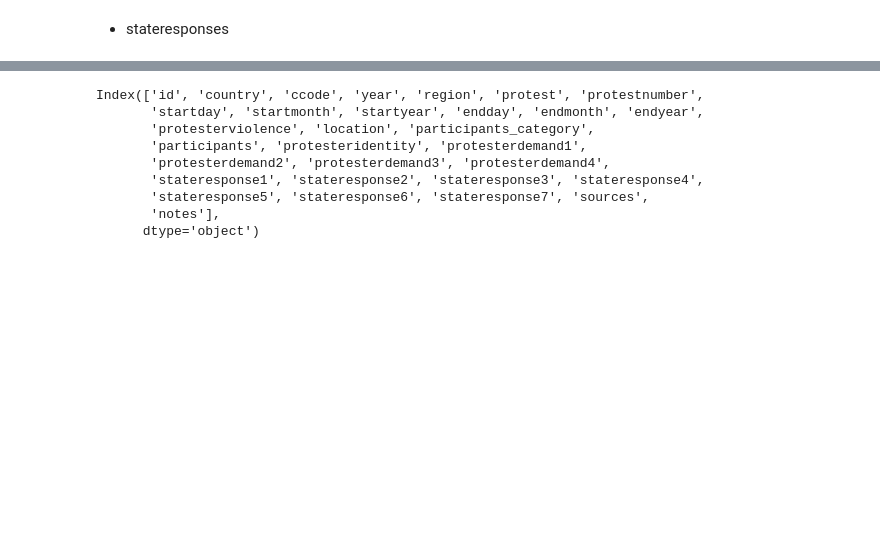
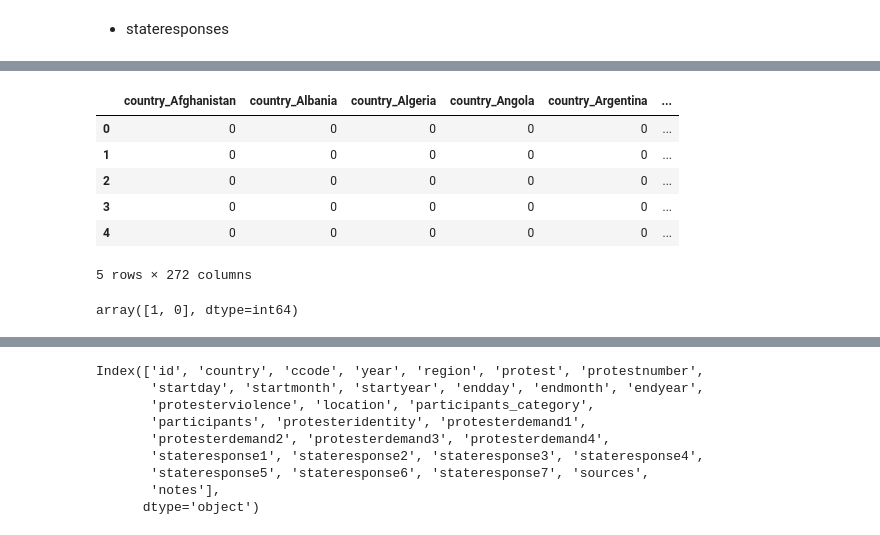
Before and after one commit to EmFib/Mass-Protests, a Jupyter notebook: Hayden Data Cleaning and EDA .ipynb, the cells around one changed output, grey strips where cells are left out. Saved outputs shown, nothing was run; the diff lists cells and outputs as text; code cells hidden in the pictures; blank space fills up the shorter version.

Commit message:
new encode notebook

```diff
--- a/Hayden Data Cleaning and EDA .ipynb
+++ b/Hayden Data Cleaning and EDA .ipynb
@@ -7,3 +7,5 @@ import datetime
 
 
 from sklearn.preprocessing import OneHotEncoder
+# %%
+mass = pd.read_pickle('./data/02b_added_prosperity.pickle')
@@ -15,0 +61,13 @@ protests = pd.read_csv('./source/mmALL_073120_csv.csv')
+# %%
+# fill nulls with 'no response'
+mass.fillna('None', inplace=True)
+# %%
+# one hot encode stateresponses
+onehot = OneHotEncoder(dtype=np.int, sparse=True)
+
+ohe_df = pd.DataFrame(onehot.fit_transform(mass[['country', 'region','stateresponse1', 'stateresponse2', 'stateresponse3', 'stateresponse4',
+       'stateresponse5', 'stateresponse6', 'stateresponse7', 'protesterdemand1',
+       'protesterdemand2', 'protesterdemand3', 'protesterdemand4']]).toarray(),
+                         columns=onehot.get_feature_names(['country', 'region','stateresponse1', 'stateresponse2', 'stateresponse3', 'stateresponse4',
+       'stateresponse5', 'stateresponse6', 'stateresponse7', 'protesterdemand1',
+       'protesterdemand2', 'protesterdemand3', 'protesterdemand4']))
@@ -15,0 +90,33 @@ protests = pd.read_csv('./source/mmALL_073120_csv.csv')
+# %%
+ohe_df['arrests'] = ohe_df['stateresponse1_arrests'] + ohe_df['stateresponse2_arrests'] + ohe_df['stateresponse3_arrests'] + ohe_df['stateresponse4_arrests'] + ohe_df['stateresponse5_arrests'] + ohe_df['stateresponse6_arrests'] + ohe_df['stateresponse7_arrests']
+ohe_df['accomodation'] = ohe_df['stateresponse1_accomodation'] + ohe_df['stateresponse2_accomodation'] + ohe_df['stateresponse3_accomodation'] + ohe_df['stateresponse4_accomodation'] + ohe_df['stateresponse5_accomodation'] + ohe_df['stateresponse6_accomodation'] + ohe_df['stateresponse7_accomodation']
+ohe_df['beatings'] = ohe_df['stateresponse1_beatings'] + ohe_df['stateresponse2_beatings'] + ohe_df['stateresponse3_beatings'] + ohe_df['stateresponse4_beatings'] + ohe_df['stateresponse5_beatings'] + ohe_df['stateresponse6_beatings'] + ohe_df['stateresponse7_beatings']
+ohe_df['crowddispersal'] = ohe_df['stateresponse1_crowd dispersal'] + ohe_df['stateresponse2_crowd dispersal'] + ohe_df['stateresponse3_crowd dispersal'] + ohe_df['stateresponse4_crowd dispersal'] + ohe_df['stateresponse5_crowd dispersal'] + ohe_df['stateresponse6_crowd dispersal']
+ohe_df['ignore'] = ohe_df['stateresponse1_ignore'] + ohe_df['stateresponse2_ignore'] + ohe_df['stateresponse3_ignore']
+ohe_df['killings'] = ohe_df['stateresponse1_killings'] + ohe_df['stateresponse2_killings'] + ohe_df['stateresponse3_killings'] + ohe_df['stateresponse4_killings'] + ohe_df['stateresponse5_killings'] + ohe_df['stateresponse6_killings'] + ohe_df['stateresponse7_killings']
+ohe_df['no_response'] = ohe_df['stateresponse1_None'] + ohe_df['stateresponse2_None'] + ohe_df['stateresponse3_None'] + ohe_df['stateresponse4_None'] + ohe_df['stateresponse5_None'] + ohe_df['stateresponse6_None'] + ohe_df['stateresponse7_None']
+ohe_df['shootings'] = ohe_df['stateresponse1_shootings'] + ohe_df['stateresponse2_shootings'] + ohe_df['stateresponse3_shootings'] + ohe_df['stateresponse4_shootings'] + ohe_df['stateresponse5_shootings']
+ohe_df['labor_wage_dispute'] = ohe_df['protesterdemand1_labor wage dispute'] + ohe_df['protesterdemand2_labor wage dispute'] + ohe_df['protesterdemand3_labor wage dispute'] + ohe_df['protesterdemand4_labor wage dispute']
+ohe_df['land_farm_issue'] = ohe_df['protesterdemand1_land farm issue'] + ohe_df['protesterdemand2_land farm issue'] + ohe_df['protesterdemand3_land farm issue'] + ohe_df['protesterdemand4_land farm issue']
+ohe_df['no_demands'] = ohe_df['protesterdemand1_None'] + ohe_df['protesterdemand2_None'] + ohe_df['protesterdemand3_None'] + ohe_df['protesterdemand4_None']
+ohe_df['police_brutality'] = ohe_df['protesterdemand1_police brutality'] + ohe_df['protesterdemand2_police brutality'] + ohe_df['protesterdemand3_police brutality'] + ohe_df['protesterdemand4_police brutality']
+ohe_df['political_behavior_process'] = ohe_df['protesterdemand1_political behavior, process'] + ohe_df['protesterdemand2_political behavior, process'] + ohe_df['protesterdemand3_political behavior, process'] + ohe_df['protesterdemand4_political behavior, process']
+ohe_df['price increases_tax_policy'] = ohe_df['protesterdemand1_price increases, tax policy'] + ohe_df['protesterdemand2_price increases, tax policy'] + ohe_df['protesterdemand3_price increases, tax policy'] + ohe_df['protesterdemand4_price increases, tax policy']
+ohe_df['removal_of_politician'] = ohe_df['protesterdemand1_removal of politician'] + ohe_df['protesterdemand2_removal of politician'] + ohe_df['protesterdemand3_removal of politician'] + ohe_df['protesterdemand4_removal of politician']
+ohe_df['social_restrictions'] = ohe_df['protesterdemand1_social restrictions'] + ohe_df['protesterdemand2_social restrictions'] + ohe_df['protesterdemand3_social restrictions']
+ohe_df.head()
+# %% [output]
+|  | country_Afghanistan | country_Albania | country_Algeria | country_Angola | country_Argentina | ... |
+| 0 | 0 | 0 | 0 | 0 | 0 | ... |
+| 1 | 0 | 0 | 0 | 0 | 0 | ... |
+| 2 | 0 | 0 | 0 | 0 | 0 | ... |
+| 3 | 0 | 0 | 0 | 0 | 0 | ... |
+| 4 | 0 | 0 | 0 | 0 | 0 | ... |
+5 rows × 272 columns
+# %%
+ohe_df['no_response'] = ohe_df['no_response'].map(lambda b: 1 if b > 0 else 0)
+ohe_df['no_demands'] = ohe_df['no_demands'].map(lambda b: 1 if b > 0 else 0)
+
+ohe_df['no_demands'].unique()
+# %% [output]
+array([1, 0], dtype=int64)
```
Also changed, not shown: parts of 9 cells of this notebook.
